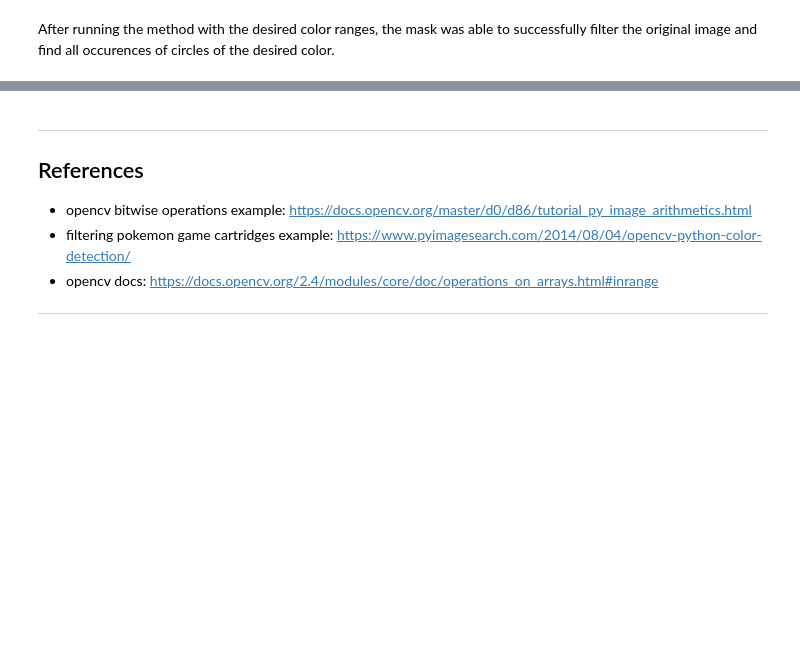
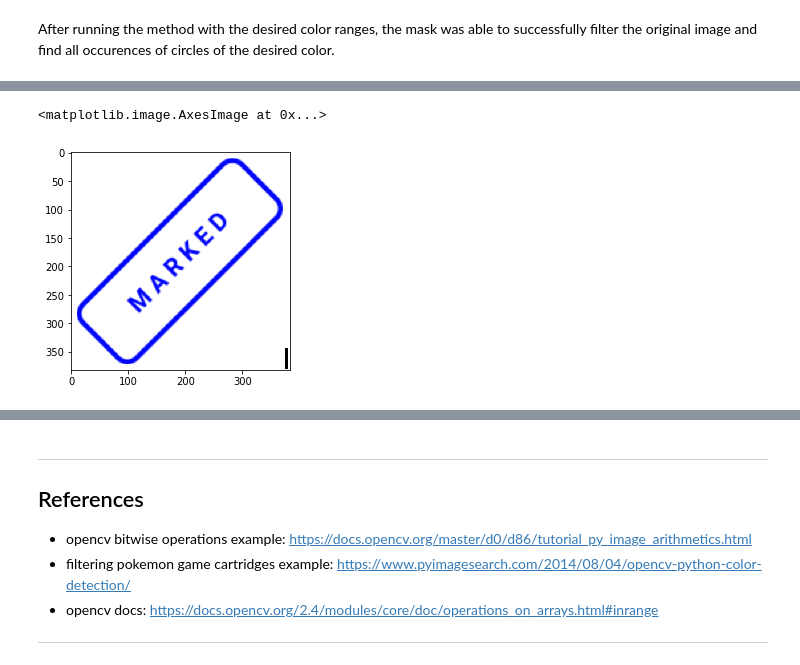
Before and after one commit to EthanWadsworth/TR_CV_Notes, a Jupyter notebook: Basic_Masking.ipynb, the cells around one changed output, grey strips where cells are left out. Saved outputs shown, nothing was run; the diff lists cells and outputs as text; code cells hidden in the pictures; blank space fills up the shorter version.

```diff
--- a/Basic_Masking.ipynb
+++ b/Basic_Masking.ipynb
@@ -71,0 +76,8 @@ After running the method with the desired color ranges, the mask was able to suc
+# %%
+# Loading in the images
+flowers = cv2.cvtColor(cv2.imread('../Image_Data/flowers.jpg'), cv2.COLOR_BGR2RGB)
+marked_symbol = cv2.cvtColor(cv2.imread('../Image_Data/Marked_Symbol.png'), cv2.COLOR_BGR2RGB)
+plt.imshow(marked_symbol)
+# %% [output]
+<matplotlib.image.AxesImage at 0x...>
+[figure, added]
```
Also changed, not shown: parts of 18 cells of this notebook.
